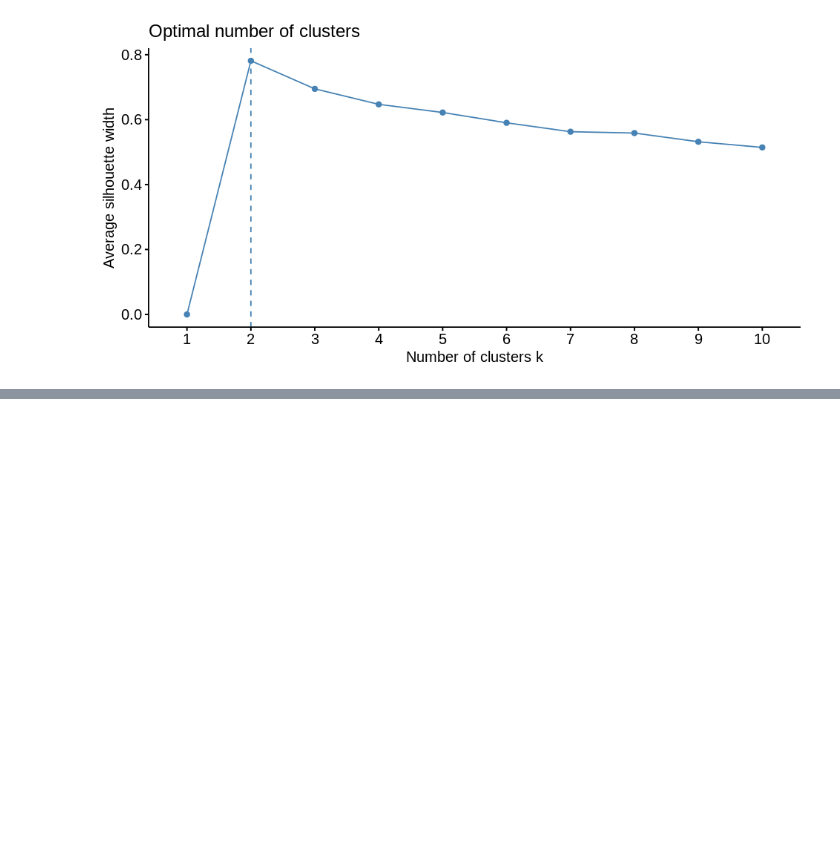
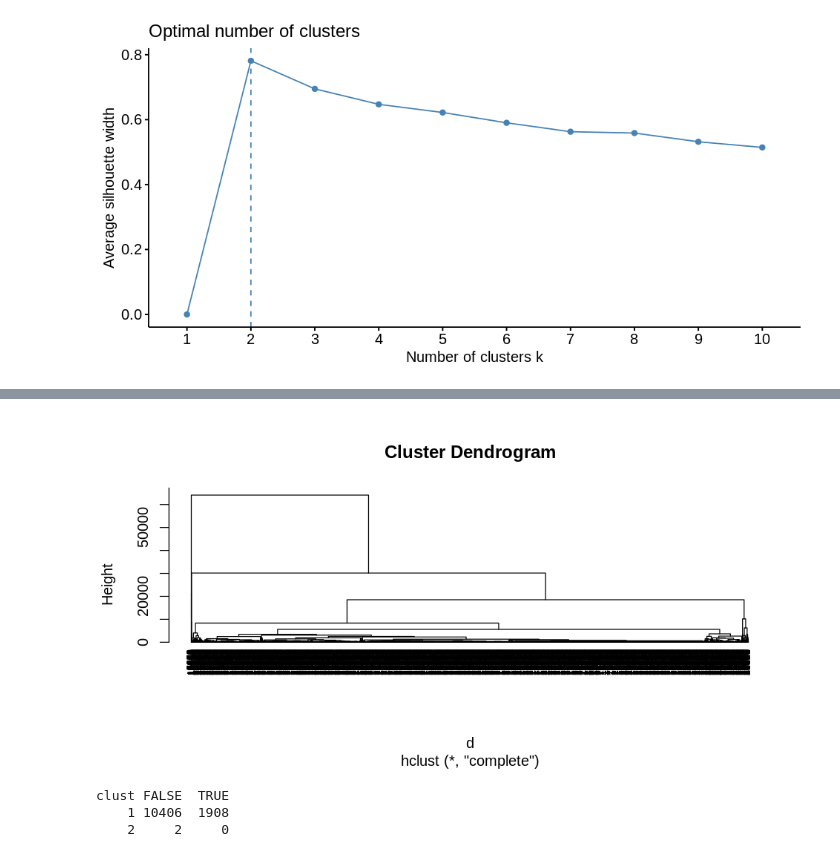
Before and after one commit to LucilleKaleha/Customer-Behaviour, a Jupyter notebook: W13_IP.ipynb, the cells around one changed output, grey strips where cells are left out. Cells and saved outputs as stored; diff of their text form; code cells hidden in the pictures; blank space fills up the shorter version.

```diff
--- a/W13_IP.ipynb
+++ b/W13_IP.ipynb
@@ -277,0 +317,12 @@ means = kmeans(shop_df, 2, iter.max = 400, nstart = 5)
+# %%
+hc = hclust(d, method = "complete" )
+plot(hc, cex = 0.6, hang = -1)
+# %% [output]
+[figure, added]
+# %%
+clust = cutree(hc, 2)
+table(clust, df$Revenue)
+# %% [output]
+clust FALSE  TRUE
+    1 10406  1908
+    2     2     0
```
Also changed, not shown: parts of 11 cells of this notebook.
